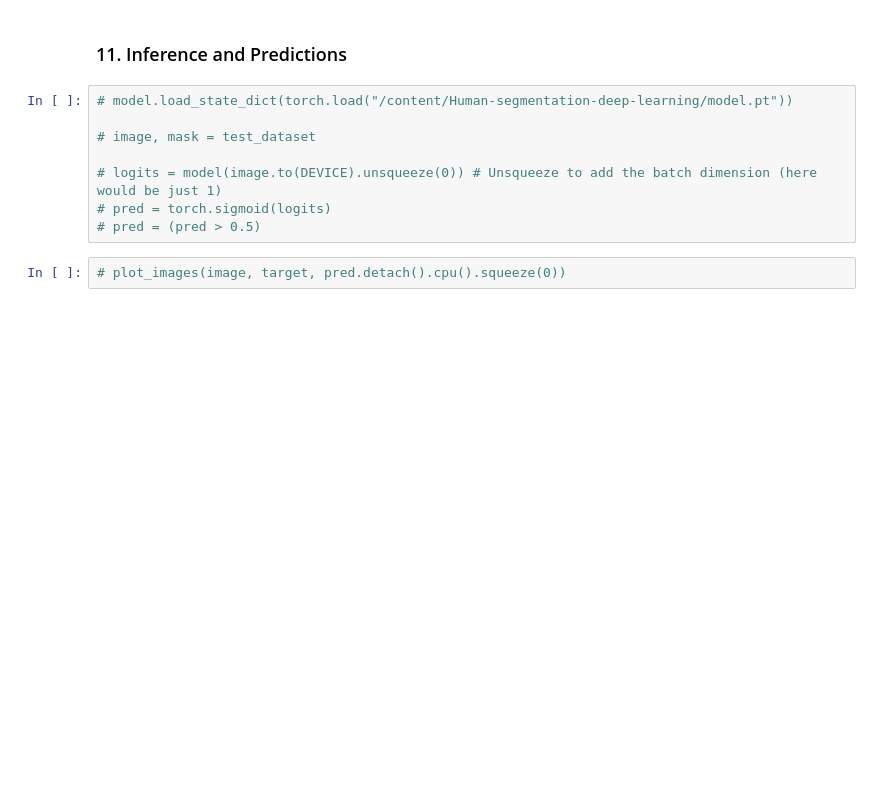
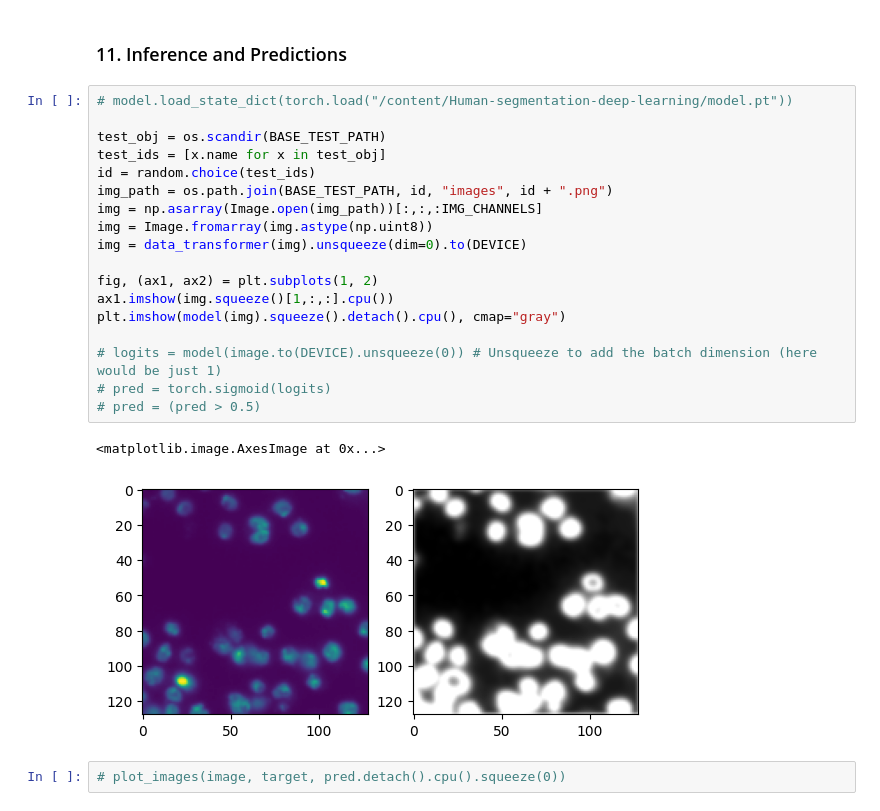
Before and after one commit to samyarsworld/nuclei-segmentation, a Jupyter notebook: image_segmentation.ipynb, the cells around one changed output. Saved outputs shown, nothing was run; the diff lists cells and outputs as text; blank space fills up the shorter version.

```diff
--- a/image_segmentation.ipynb
+++ b/image_segmentation.ipynb
@@ -327,10 +356,23 @@ RuntimeError: ignored
 # %%
 # model.load_state_dict(torch.load("/content/Human-segmentation-deep-learning/model.pt"))
 
-# image, mask = test_dataset
+test_obj = os.scandir(BASE_TEST_PATH)
+test_ids = [x.name for x in test_obj]
+id = random.choice(test_ids)
+img_path = os.path.join(BASE_TEST_PATH, id, "images", id + ".png")
+img = np.asarray(Image.open(img_path))[:,:,:IMG_CHANNELS]
+img = Image.fromarray(img.astype(np.uint8))
+img = data_transformer(img).unsqueeze(dim=0).to(DEVICE)
+
+fig, (ax1, ax2) = plt.subplots(1, 2)
+ax1.imshow(img.squeeze()[1,:,:].cpu())
+plt.imshow(model(img).squeeze().detach().cpu(), cmap="gray")
 
 # logits = model(image.to(DEVICE).unsqueeze(0)) # Unsqueeze to add the batch dimension (here would be just 1)
 # pred = torch.sigmoid(logits)
 # pred = (pred > 0.5)
+# %% [output]
+<matplotlib.image.AxesImage at 0x...>
+[figure, added]
 # %%
 # plot_images(image, target, pred.detach().cpu().squeeze(0))
```
Also changed, not shown: parts of 5 cells of this notebook.
